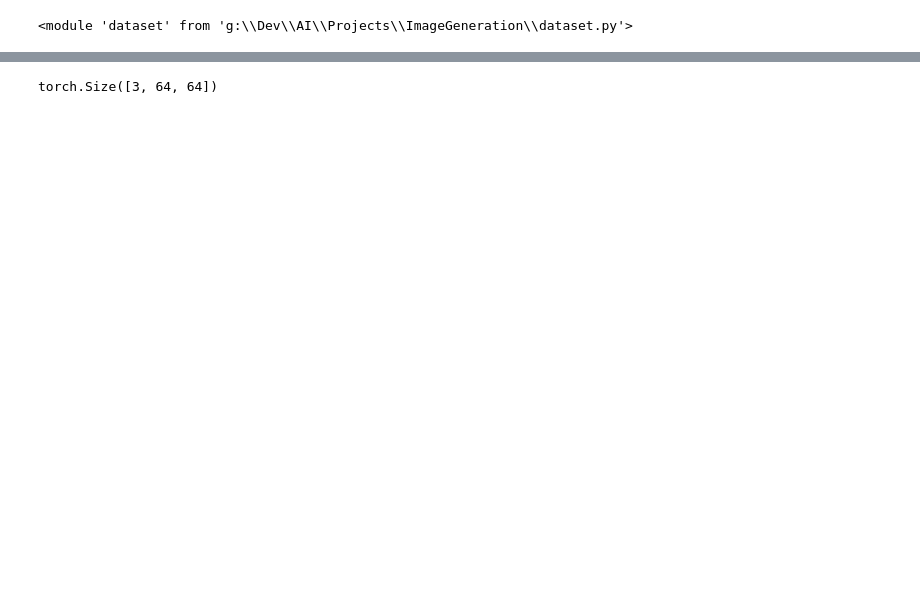
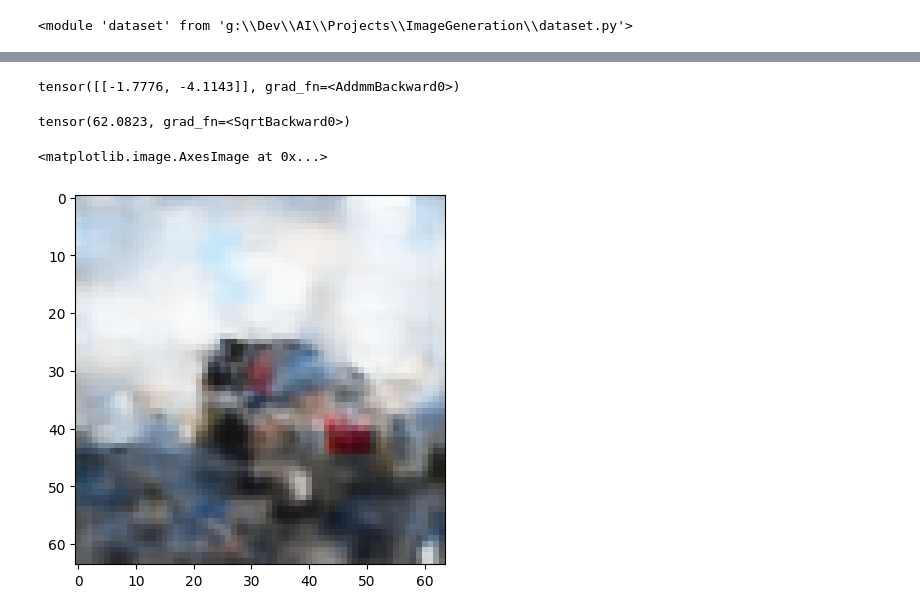
Before and after one commit to bredisrising/ImageGenerators, a Jupyter notebook: basic_autoencoder.ipynb, the cells around one changed output, grey strips where cells are left out. Saved outputs shown, nothing was run; the diff lists cells and outputs as text; code cells hidden in the pictures; blank space fills up the shorter version.

```diff
--- a/basic_autoencoder.ipynb
+++ b/basic_autoencoder.ipynb
@@ -147,7 +153,14 @@ mse = nn.MSELoss()
 # %%
 optimizer = torch.optim.Adam(autoencoder.parameters(), lr=0.0001)
 mse = nn.MSELoss()
-# %%
-dataset[0].shape
-# %% [output]
-torch.Size([3, 64, 64])
+# %%
+encoding = autoencoder.encoder(next(iter(loader))[0][0].unsqueeze(0))
+encoding
+encoding2 = autoencoder.encoder(next(iter(loader))[0][0].unsqueeze(0))
+encoding2
+# %% [output]
+tensor([[-1.7776, -4.1143]], grad_fn=<AddmmBackward0>)
+# %%
+(encoding - encoding2).pow(2).sum().sqrt()
+# %% [output]
+tensor(62.0823, grad_fn=<SqrtBackward0>)
@@ -154 +170,12 @@ torch.Size([3, 64, 64])
+# %%
+encoding[0][0] = -40.0
+encoding[0][0] = -10.0
+# %%
+# encoding -= move_vector*3
+sample_output = autoencoder.decoder(autoencoder.linear_before_decoder(encoding).view(1, 64, 8, 8))
+#print((encoding - encoding2).pow(2).sum().sqrt())
+plt.imshow(sample_output.detach().squeeze().permute(1,2,0))
+# %% [output]
+<matplotlib.image.AxesImage at 0x...>
+[figure, added]
 # %%
```
Also changed, not shown: parts of 12 cells of this notebook, 4 other files.
